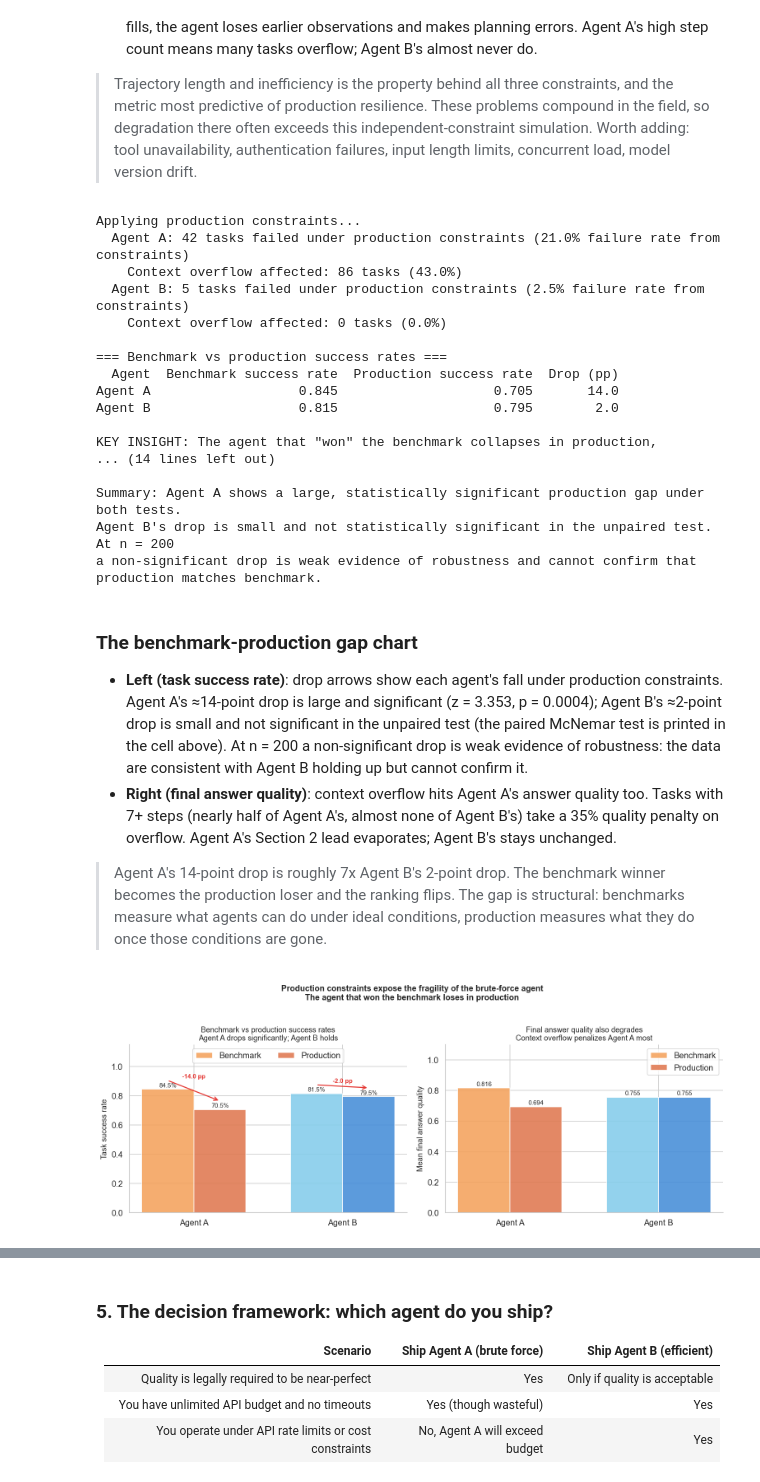
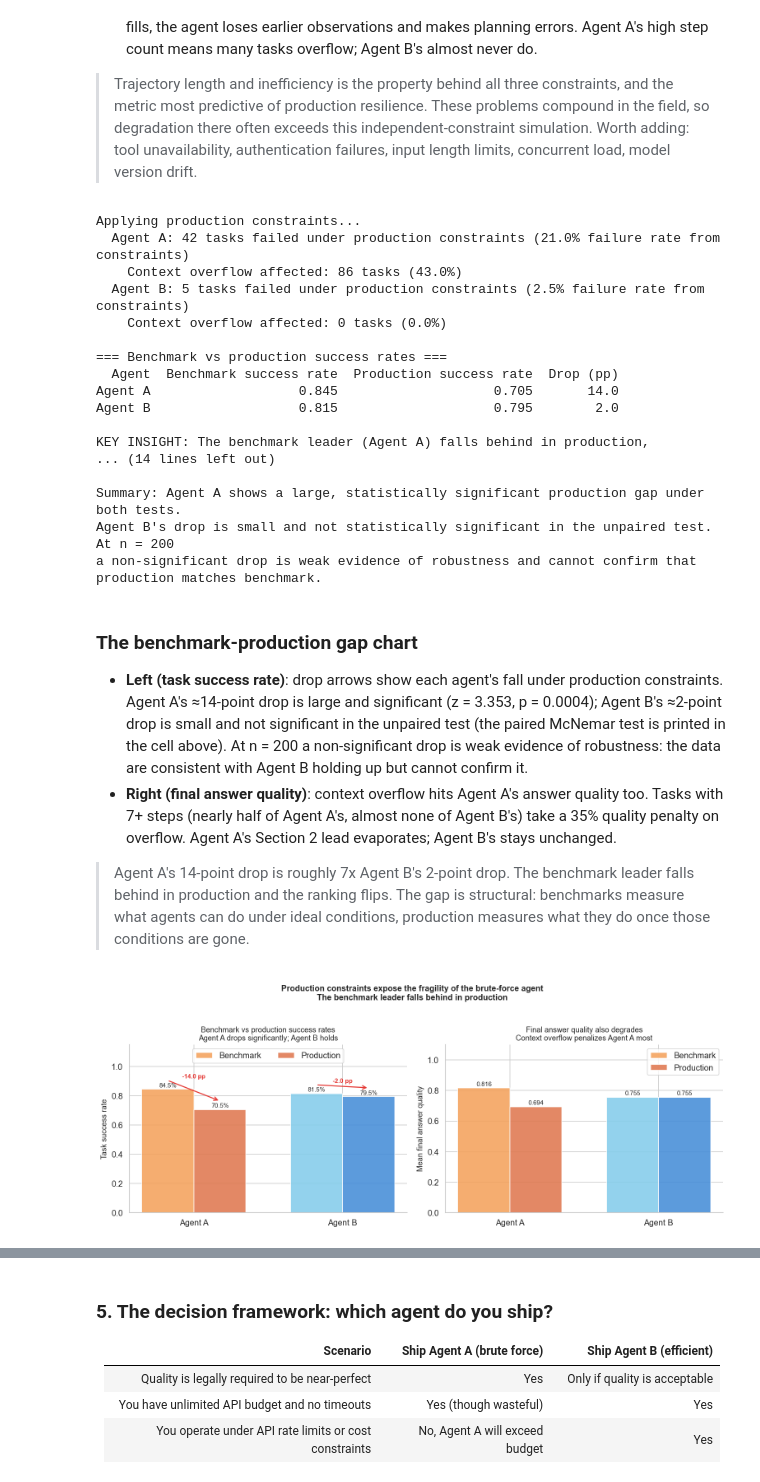
Before and after one commit to RudrenduPaul/statistical-testing-for-llm-evaluations, a Jupyter notebook: notebooks/04-agent-evaluation-mini-case.ipynb, the cells around one changed output, grey strips where cells are left out. Cells and saved outputs as stored; diff of their text form; code cells hidden in the pictures.

Commit message:
Reword benchmark leader in notebook 04 and relabel the n=200 line in notebook 01

```diff
--- a/notebooks/04-agent-evaluation-mini-case.ipynb
+++ b/notebooks/04-agent-evaluation-mini-case.ipynb
@@ -900,8 +900,8 @@ results['Drop (pp)'] = (
 print('\n=== Benchmark vs production success rates ===')
 print(results.to_string(index=False))
 print()
-print('KEY INSIGHT: The agent that "won" the benchmark collapses in production,')
-print('while the efficient agent holds steady, and the ranking flips.')
+print('KEY INSIGHT: The benchmark leader (Agent A) falls behind in production,')
+print('while the efficient agent holds steady, and the ranking flips in this simulation.')
 print('Agent A was optimized for the conditions that benchmarks provide (unlimited time,')
 print('no latency variance, no step limits). Those conditions do not exist in production.')
 print('Agent B never wandered, so the production constraints have almost nothing to bite on.')
@@ -962,7 +962,7 @@ Applying production constraints...
 Agent A                   0.845                    0.705       14.0
 Agent B                   0.815                    0.795        2.0
 
-KEY INSIGHT: The agent that "won" the benchmark collapses in production,
+KEY INSIGHT: The benchmark leader (Agent A) falls behind in production,
 ... (14 lines left out)
 
 Summary: Agent A shows a large, statistically significant production gap under both tests.
@@ -974,7 +974,7 @@ a non-significant drop is weak evidence of robustness and cannot confirm that pr
 - **Left (task success rate)**: drop arrows show each agent's fall under production constraints. Agent A's ≈14-point drop is large and significant (z = 3.353, p = 0.0004); Agent B's ≈2-point drop is small and not significant in the unpaired test (the paired McNemar test is printed in the cell above). At n = 200 a non-significant drop is weak evidence of robustness: the data are consistent with Agent B holding up but cannot confirm it.
 - **Right (final answer quality)**: context overflow hits Agent A's answer quality too. Tasks with 7+ steps (nearly half of Agent A's, almost none of Agent B's) take a 35% quality penalty on overflow. Agent A's Section 2 lead evaporates; Agent B's stays unchanged.
 
-> Agent A's 14-point drop is roughly 7x Agent B's 2-point drop. The benchmark winner becomes the production loser and the ranking flips. The gap is structural: benchmarks measure what agents can do under ideal conditions, production measures what they do once those conditions are gone.
+> Agent A's 14-point drop is roughly 7x Agent B's 2-point drop. The benchmark leader falls behind in production and the ranking flips. The gap is structural: benchmarks measure what agents can do under ideal conditions, production measures what they do once those conditions are gone.
 # %%
 # ── RATIONALE ───────────────────────────────────────────────────────────────
 # Two paired bar charts showing benchmark vs production performance.
@@ -1048,35 +1048,35 @@ faq_prod  = [faq_prod_a, faq_prod_b]
 b3 = ax2.bar(x - width/2, faq_bench, width, color=['#F4A460', '#87CEEB'],
              alpha=0.9, label='Benchmark', edgecolor='white')
 b4 = ax2.bar(x + width/2, faq_prod,  width, color=[AGENT_A_COLOR, AGENT_B_COLOR],
              alpha=0.9, label='Production', edgecolor='white')
 
 for bar in b3:
     ax2.text(bar.get_x() + bar.get_width()/2, bar.get_height() + 0.005,
              f'{bar.get_height():.3f}', ha='center', va='bottom', fontsize=9)
 for bar in b4:
     ax2.text(bar.get_x() + bar.get_width()/2, bar.get_height() + 0.005,
              f'{bar.get_height():.3f}', ha='center', va='bottom', fontsize=9)
 
 ax2.set_xticks(x)
 ax2.set_xticklabels(agents)
 ax2.set_ylim(0, 1.10)
 ax2.set_ylabel('Mean final answer quality')
 ax2.set_title('Final answer quality also degrades\nContext overflow penalizes Agent A most', fontsize=11)
 ax2.legend()
 # What to look for:
 # - Agent A, which "won" on answer quality in Section 2, now shows a visible
 #   quality drop in production. Its benchmark advantage evaporates.
 # - Agent B's answer quality is nearly identical in benchmark and production,
 #   because almost none of its tasks overflow the context budget.
 # - In production, Agent B wins on BOTH success rate AND answer quality.
 
 plt.suptitle('Production constraints expose the fragility of the brute-force agent\n'
-             'The agent that won the benchmark loses in production',
+             'The benchmark leader falls behind in production',
              fontsize=12, fontweight='bold', y=1.02)
 plt.tight_layout()
 plt.show()
 # %% [output]
-[figure, old version]
+[figure, new version]
 # %% [markdown]
 ---
 
```
Also changed, not shown: parts of 4 cells of this notebook, 1 other file.
